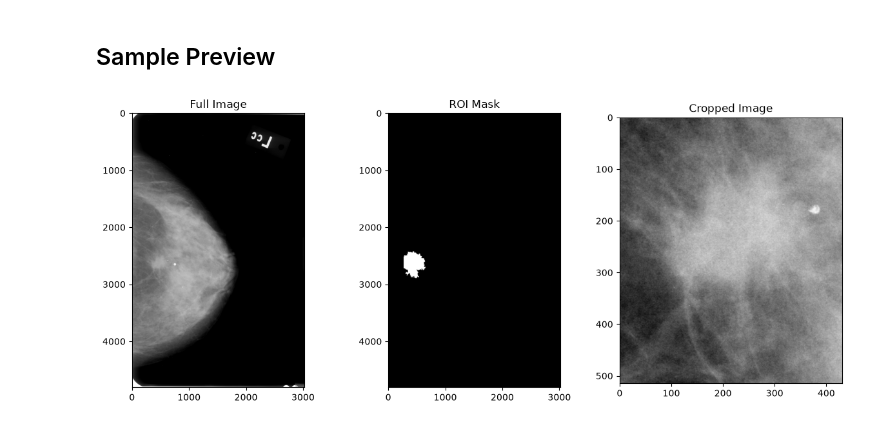
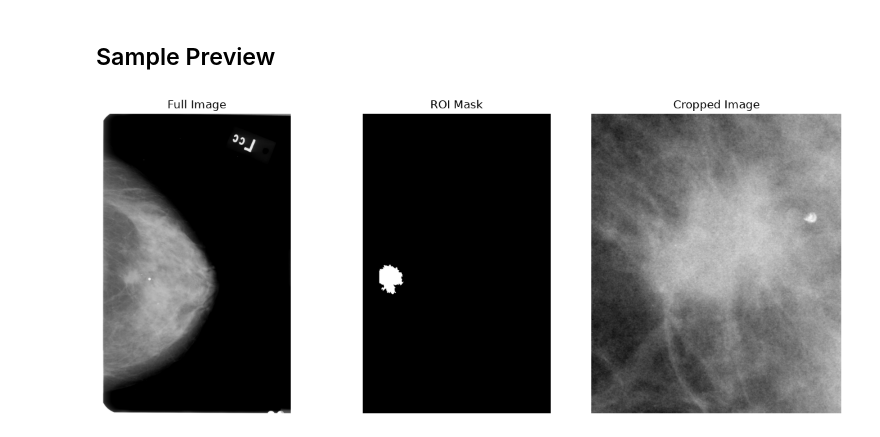
Before and after one commit to klrkdekira/mammo-second-reader, a Jupyter notebook: notebooks/02_fix_image_paths.ipynb, the cells around one changed output. Cells and saved outputs as stored; diff of their text form; code cells hidden in the pictures.

```diff
--- a/notebooks/02_fix_image_paths.ipynb
+++ b/notebooks/02_fix_image_paths.ipynb
@@ -135,20 +136,25 @@ Crop vs ROI area: 197,118 < 16,396,126
 # %%
 sample = samples.iloc[0]
 
 fig, ax = plt.subplots(1, 3, figsize=(12, 5))
 
 full_img = pydicom.dcmread(sample["full_image_path"])
 cropped = pydicom.dcmread(sample["cropped_path"])
 roi = pydicom.dcmread(sample["roi_mask_path"])
 
 ax[0].imshow(full_img.pixel_array, cmap="gray")
 ax[0].set_title("Full Image")
+ax[0].axis("off")
+
 ax[1].imshow(roi.pixel_array, cmap="gray")
 ax[1].set_title("ROI Mask")
+ax[1].axis("off")
+
 ax[2].imshow(cropped.pixel_array, cmap="gray")
 ax[2].set_title("Cropped Image")
+ax[2].axis("off")
 
 plt.tight_layout()
 plt.show()
 # %% [output]
-[figure, old version]
+[figure, new version]
```
Also changed, not shown: parts of 4 cells of this notebook, 34 other files.
